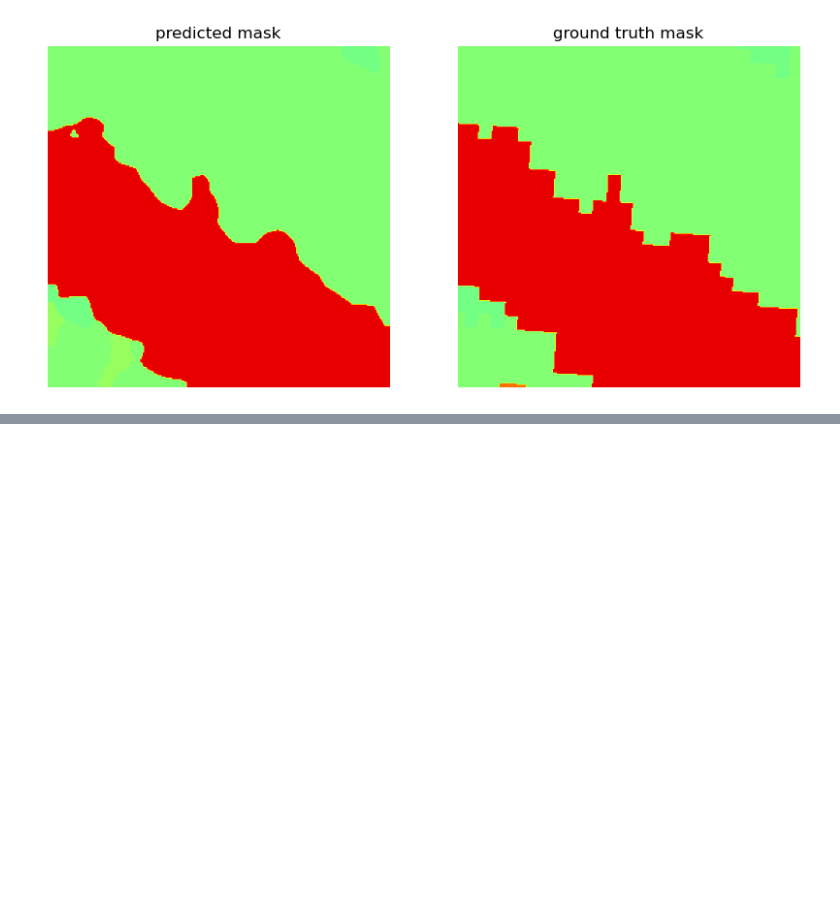
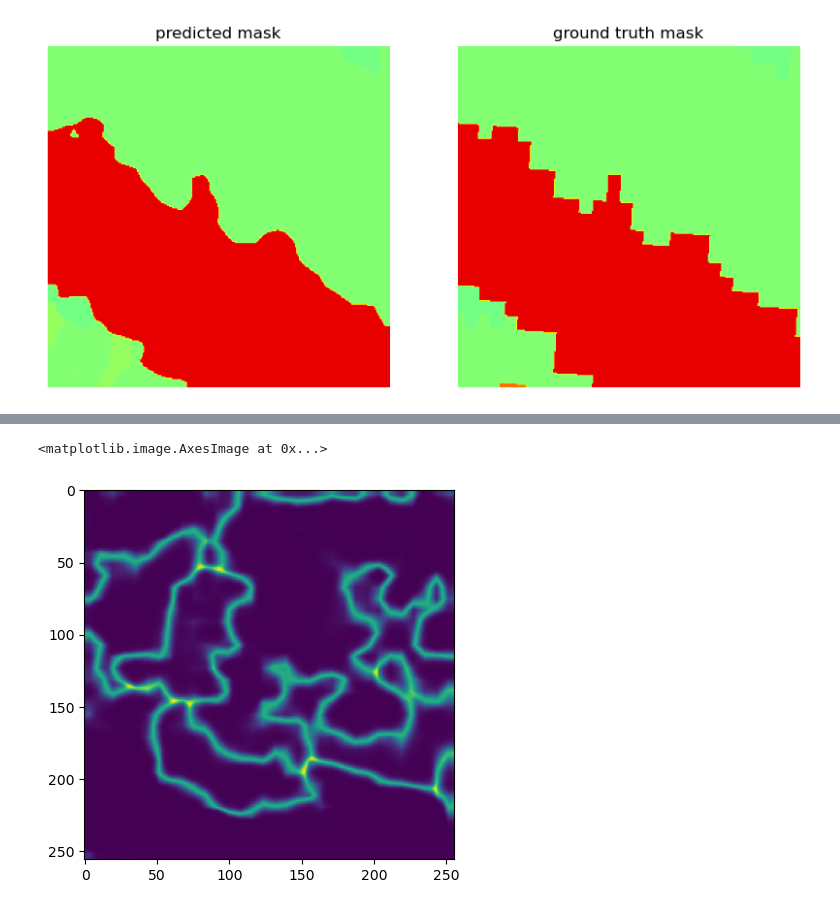
Before and after one commit to ahmedemam576/confident_explanations, a Jupyter notebook: blueprints.ipynb, the cells around one changed output, grey strips where cells are left out. Saved outputs shown, nothing was run; the diff lists cells and outputs as text; code cells hidden in the pictures; blank space fills up the shorter version.

Commit message:
added uncertaiity maps using entropy of each pixel

```diff
--- a/blueprints.ipynb
+++ b/blueprints.ipynb
@@ -1796,7 +1796,7 @@ test_dataloader = DataLoader(test_dataset, batch_size=batch_size, shuffle=False,
 model = segmentation.deeplabv3_resnet50(pretrained=True)
 model.classifier[-1] = nn.Sequential(
 nn.Conv2d(256, 43, kernel_size=1))
-PATH= 'allparm_CE_classindexedGT99.pth'
+PATH= 'allparm_CE_classindexedGT100.pth'
 model.load_state_dict(torch.load(PATH))
 model.eval()
 # %% [output]
@@ -1975,0 +1997,40 @@ NameError: name 'asd' is not defined
+# %%
+import torch
+import torch.nn.functional as F
+images, targets = next(iter(test_dataloader))
+def mc_dropout(model, x, num_samples):
+    # Set the model to train mode to activate dropout layers
+    model.train()
+
+    # Move the model to the same device as the input tensor
+    device = x.device
+    print(x.shape[0])
+    model.to(device)
+    x=x.float()
+    preds =[]
+    # Create an empty tensor to store the predictions
+    '''predictions = torch.zeros((num_samples, x.size(0), 43
+                               , x.size(2), x.size(3)), device=device)
+'''
+    # Perform num_samples forward passes and store the predictions
+    for i in tqdm(range(num_samples)):
+        with torch.no_grad():
+            single_output = model(x)['out'][0]
+            print(f'output shape is {single_output.shape}')
+            preds.append(single_output)
+
+            predictions = torch.stack(preds,dim =0)
+            print('predicitions shape',predictions.shape)
+    # Calculate mean and variance across the predictions
+    mean_prediction = torch.mean(predictions, dim=0)
+    print('mean of predicitons ',mean_prediction.shape)
+    variance_prediction = torch.var(predictions, dim=0)
+    print('variance of predicitions',variance_prediction.shape)
+    # Calculate uncertainty map using entropy
+    uncertainty_map = -torch.sum(F.softmax(mean_prediction, dim=0) * F.log_softmax(mean_prediction, dim=0), dim=0)
+
+    return mean_prediction, variance_prediction, uncertainty_map
+
+# Assuming 'model' is your DeepLabV3 model and 'images' is the input tensor for prediction
+num_samples = 10  # Number of forward passes for MC Dropout
+mean_prediction, variance_prediction, uncertainty_map = mc_dropout(model, images, num_samples)
@@ -1975,0 +2061,5 @@ NameError: name 'asd' is not defined
+# %%
+plt.imshow(uncertainty_map)
+# %% [output]
+<matplotlib.image.AxesImage at 0x...>
+[figure, added]
```
Also changed, not shown: parts of 9 cells of this notebook.
